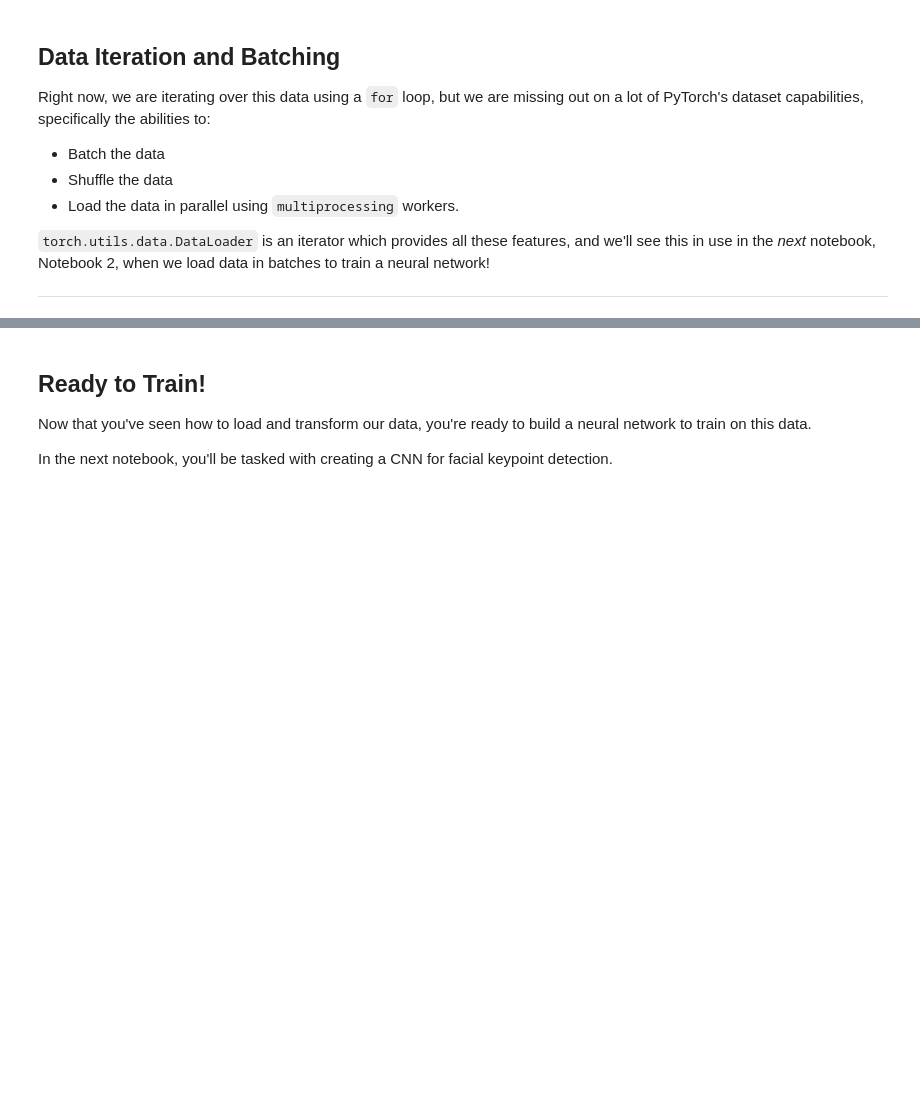
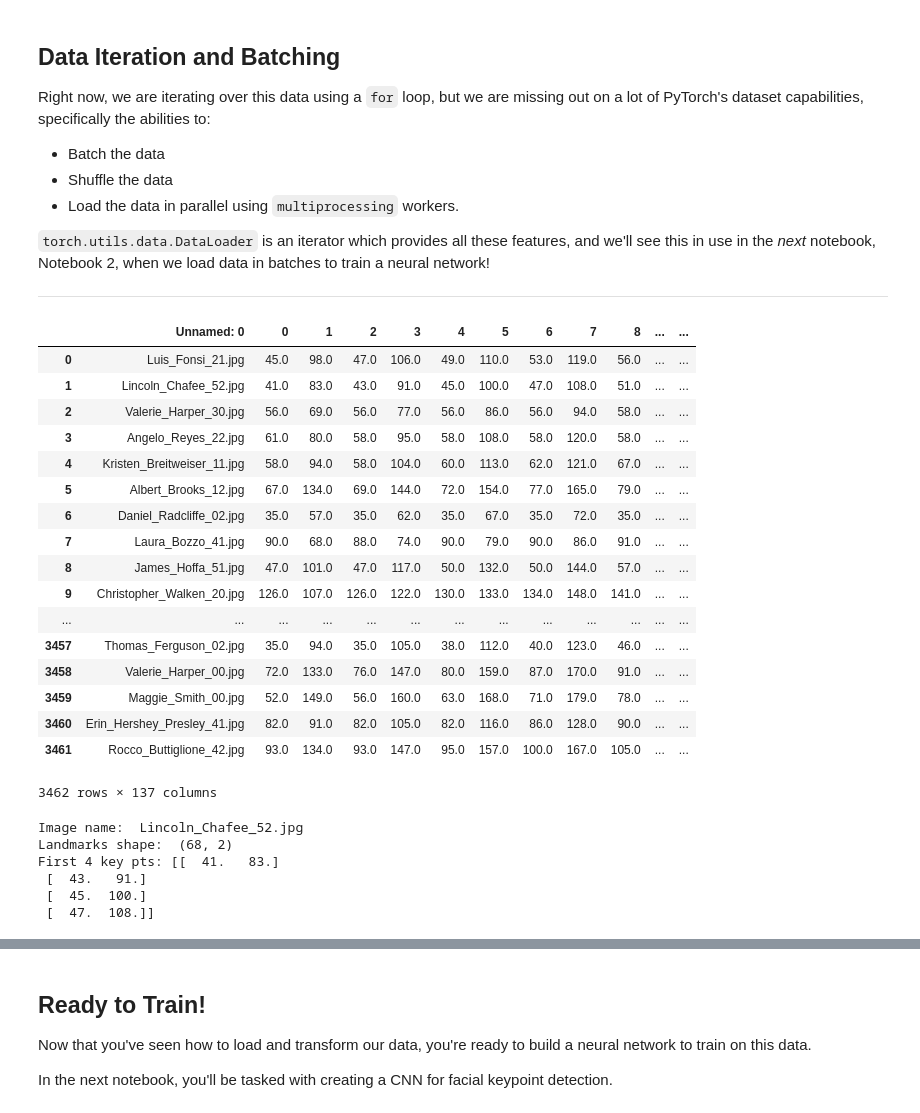
Before and after one commit to SarthakJaingit/Facial-Key-Point-Detection, a Jupyter notebook: 1. Load and Visualize Data.ipynb, the cells around one changed output, grey strips where cells are left out. Cells and saved outputs as stored; diff of their text form; code cells hidden in the pictures; blank space fills up the shorter version.

```diff
--- a/1. Load and Visualize Data.ipynb
+++ b/1. Load and Visualize Data.ipynb
@@ -434,3 +418,40 @@ Right now, we are iterating over this data using a ``for`` loop, but we are miss
 features, and we'll see this in use in the *next* notebook, Notebook 2, when we load data in batches to train a neural network!
 
 ---
+# %%
+#Look at full pd dataframe once again
+key_pts_frame
+# %% [output]
+|  | Unnamed: 0 | 0 | 1 | 2 | 3 | 4 | 5 | 6 | 7 | 8 | ... | ... |
+| 0 | Luis_Fonsi_21.jpg | 45.0 | 98.0 | 47.0 | 106.0 | 49.0 | 110.0 | 53.0 | 119.0 | 56.0 | ... | ... |
+| 1 | Lincoln_Chafee_52.jpg | 41.0 | 83.0 | 43.0 | 91.0 | 45.0 | 100.0 | 47.0 | 108.0 | 51.0 | ... | ... |
+| 2 | Valerie_Harper_30.jpg | 56.0 | 69.0 | 56.0 | 77.0 | 56.0 | 86.0 | 56.0 | 94.0 | 58.0 | ... | ... |
+| 3 | Angelo_Reyes_22.jpg | 61.0 | 80.0 | 58.0 | 95.0 | 58.0 | 108.0 | 58.0 | 120.0 | 58.0 | ... | ... |
+| 4 | Kristen_Breitweiser_11.jpg | 58.0 | 94.0 | 58.0 | 104.0 | 60.0 | 113.0 | 62.0 | 121.0 | 67.0 | ... | ... |
+| 5 | Albert_Brooks_12.jpg | 67.0 | 134.0 | 69.0 | 144.0 | 72.0 | 154.0 | 77.0 | 165.0 | 79.0 | ... | ... |
+| 6 | Daniel_Radcliffe_02.jpg | 35.0 | 57.0 | 35.0 | 62.0 | 35.0 | 67.0 | 35.0 | 72.0 | 35.0 | ... | ... |
+| 7 | Laura_Bozzo_41.jpg | 90.0 | 68.0 | 88.0 | 74.0 | 90.0 | 79.0 | 90.0 | 86.0 | 91.0 | ... | ... |
+| 8 | James_Hoffa_51.jpg | 47.0 | 101.0 | 47.0 | 117.0 | 50.0 | 132.0 | 50.0 | 144.0 | 57.0 | ... | ... |
+| 9 | Christopher_Walken_20.jpg | 126.0 | 107.0 | 126.0 | 122.0 | 130.0 | 133.0 | 134.0 | 148.0 | 141.0 | ... | ... |
+| ... | ... | ... | ... | ... | ... | ... | ... | ... | ... | ... | ... | ... |
+| 3457 | Thomas_Ferguson_02.jpg | 35.0 | 94.0 | 35.0 | 105.0 | 38.0 | 112.0 | 40.0 | 123.0 | 46.0 | ... | ... |
+| 3458 | Valerie_Harper_00.jpg | 72.0 | 133.0 | 76.0 | 147.0 | 80.0 | 159.0 | 87.0 | 170.0 | 91.0 | ... | ... |
+| 3459 | Maggie_Smith_00.jpg | 52.0 | 149.0 | 56.0 | 160.0 | 63.0 | 168.0 | 71.0 | 179.0 | 78.0 | ... | ... |
+| 3460 | Erin_Hershey_Presley_41.jpg | 82.0 | 91.0 | 82.0 | 105.0 | 82.0 | 116.0 | 86.0 | 128.0 | 90.0 | ... | ... |
+| 3461 | Rocco_Buttiglione_42.jpg | 93.0 | 134.0 | 93.0 | 147.0 | 95.0 | 157.0 | 100.0 | 167.0 | 105.0 | ... | ... |
+3462 rows × 137 columns
+# %%
+n = 1
+image_name = key_pts_frame.iloc[n, 0]
+key_pts = key_pts_frame.iloc[n, 1:].as_matrix()
+key_pts = key_pts.astype('float').reshape(-1, 2)
+print('Image name: ', image_name)
+print('Landmarks shape: ', key_pts.shape)
+print('First 4 key pts: {}'.format(key_pts[:4]))
+# %% [output]
+Image name:  Lincoln_Chafee_52.jpg
+Landmarks shape:  (68, 2)
+First 4 key pts: [[  41.   83.]
+ [  43.   91.]
+ [  45.  100.]
+ [  47.  108.]]
```
Also changed, not shown: parts of 3 cells of this notebook.
